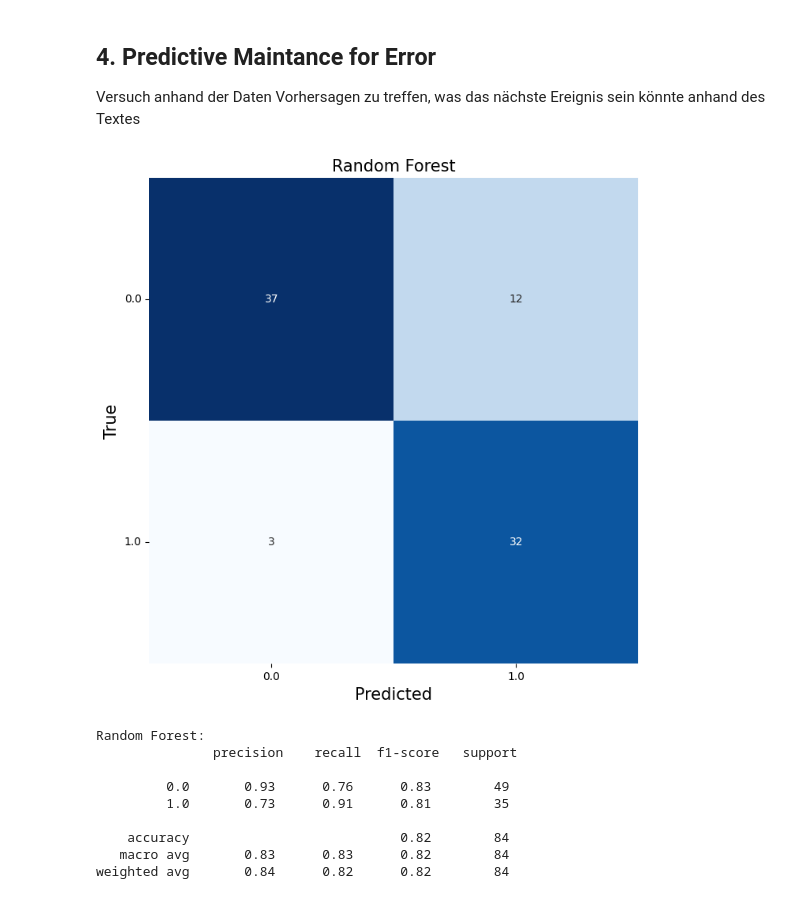
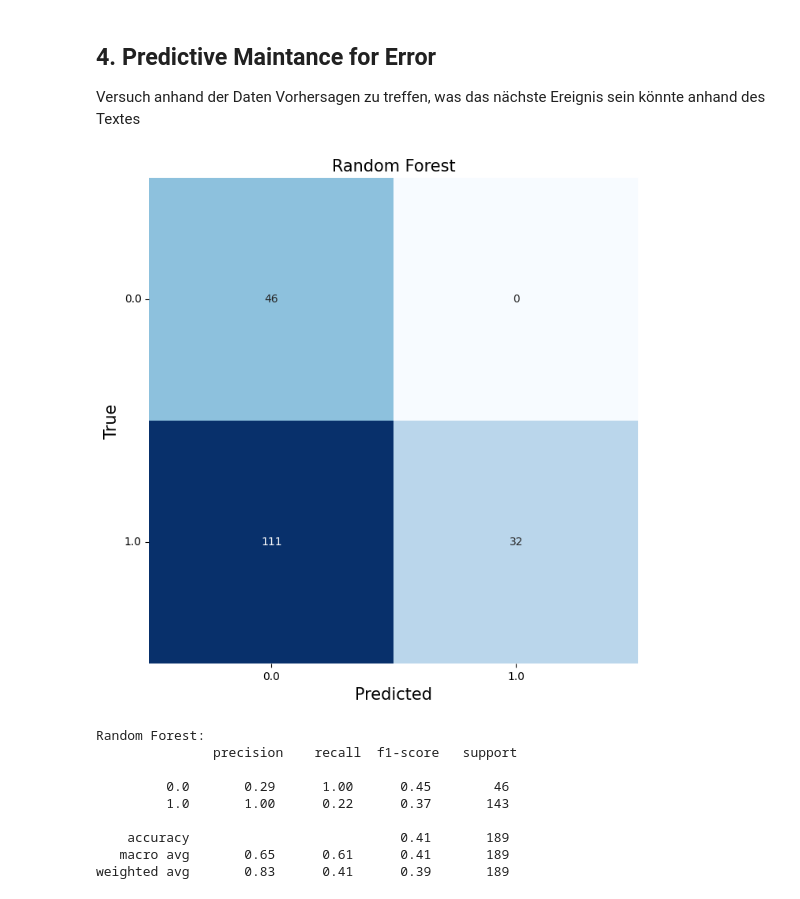
Before and after one commit to Flitschi7/big-data-management, a Jupyter notebook: notebook/Data-Prep-Logs.ipynb, the cells around one changed output. Drawn from its saved outputs; the diff is of its cells as text; code cells hidden in the pictures.

Commit message:
predictive maintenance

```diff
--- a/notebook/Data-Prep-Logs.ipynb
+++ b/notebook/Data-Prep-Logs.ipynb
@@ -325,8 +325,8 @@ df['NextServiceOK'] = df['ServiceOK'].shift(+1)
 # Add 1 as the first value of the column "NextServiceOK"
 df['NextServiceOK'] = df['NextServiceOK'].fillna(1)
 # %%
-# Remove rows with ServiceOK = 1 and NextServiceOK = 1
-df = df.drop(df[(df['ServiceOK'] == 1) & (df['NextServiceOK'] == 1)].index)
+# Remove rows with ServiceOK = 0 and NextServiceOK = 0
+df = df.drop(df[(df['ServiceOK'] == 0) & (df['NextServiceOK'] == 0)].index)
 # %%
 # Split the data into training and test sets
 from sklearn.model_selection import train_test_split
@@ -340,22 +340,29 @@ from sklearn.feature_extraction.text import TfidfVectorizer
 tfidf_vectorizer = TfidfVectorizer()
 tfidf_train_vectors = tfidf_vectorizer.fit_transform(X_train_next)
 tfidf_test_vectors = tfidf_vectorizer.transform(X_test_next)
+# %%
+# Use SMOTE to balance the data
+from imblearn.over_sampling import SMOTE
+
+# Define the resampling method
+smote = SMOTE(random_state=42)
+X_train_next_resampled, y_train_next_resampled = smote.fit_resample(tfidf_train_vectors , y_train_next)
 # %%
 # Use Random Forest for classification
 from sklearn.ensemble import RandomForestClassifier
 rf = RandomForestClassifier(n_estimators=100, random_state=42)
-rf.fit(tfidf_train_vectors, y_train_next)
-rf_pred = rf.predict(tfidf_test_vectors)
-plot_confusion_matrix(y_test_next, rf_pred, "Random Forest", rf.classes_)
-print("Random Forest:\n", classification_report(y_test_next, rf_pred))
+rf.fit(X_train_next_resampled, y_train_next_resampled)
+rf_pred_next = rf.predict(tfidf_test_vectors)
+plot_confusion_matrix(y_test_next, rf_pred_next, "Random Forest", rf.classes_)
+print("Random Forest:\n", classification_report(y_test_next, rf_pred_next))
 # %% [output]
-[figure, old version]
+[figure, new version]
 Random Forest:
                precision    recall  f1-score   support
 
-         0.0       0.93      0.76      0.83        49
-         1.0       0.73      0.91      0.81        35
+         0.0       0.29      1.00      0.45        46
+         1.0       1.00      0.22      0.37       143
 
-    accuracy                           0.82        84
-   macro avg       0.83      0.83      0.82        84
-weighted avg       0.84      0.82      0.82        84
+    accuracy                           0.41       189
+   macro avg       0.65      0.61      0.41       189
+weighted avg       0.83      0.41      0.39       189
```
